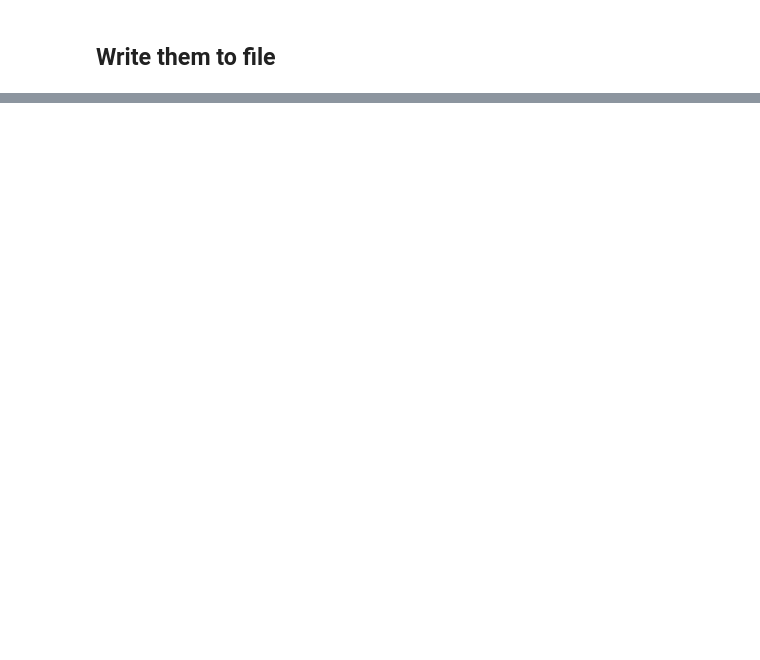
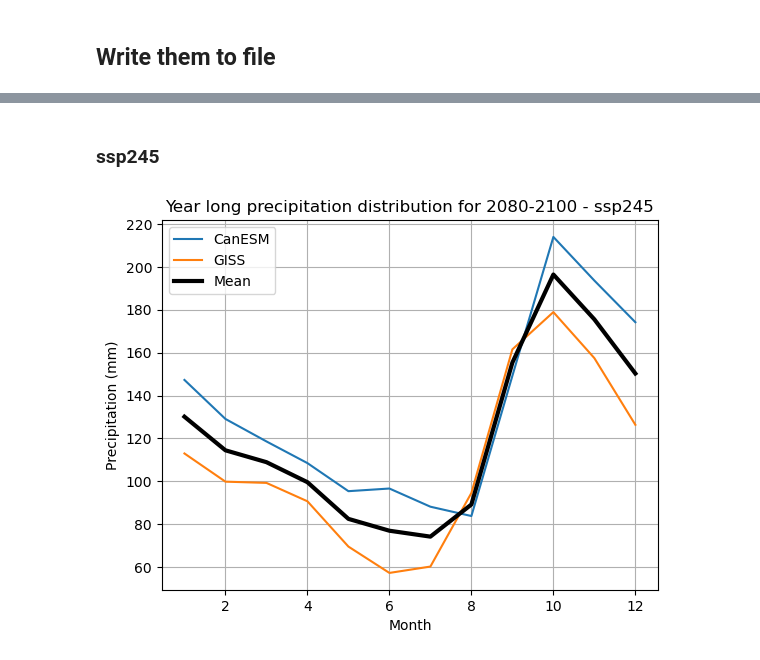
Before and after one commit to BenFarris18/Directed__Studies, a Jupyter notebook: Projected_Data.ipynb, the cells around one changed output, grey strips where cells are left out. Cells and saved outputs as stored; diff of their text form; code cells hidden in the pictures; blank space fills up the shorter version.

```diff
--- a/Projected_Data.ipynb
+++ b/Projected_Data.ipynb
@@ -270,0 +170,28 @@ sm.taylor_diagram(sdev,crmsd,ccoef,
+# %% [markdown]
+### ssp245
+# %%
+can_45 = xr.open_dataset('can_45.nc')
+gis_45 = xr.open_dataset('gis_45.nc')
+
+can_45_year = can_45.sel(time=slice('2080', '2100'))
+gis_45_year = gis_45.sel(time=slice('2080', '2100'))
+
+can_45_map = can_45_year.groupby('time.month').mean('time').mean(['lon', 'lat'])*86400*30.4
+gis_45_map = gis_45_year.groupby('time.month').mean('time').mean(['lon', 'lat'])*86400*30.4
+
+can_45_map = can_45_map.mean('member_id')
+gis_45_map = gis_45_map.mean('member_id')
+
+time = can_45_map.month
+fig, axs = plt.subplots(1, 1)
+mean_45 = (can_45_map.pr+gis_45_map.pr)/2
+axs.plot(time,can_45_map.pr, label='CanESM')
+axs.plot(time, gis_45_map.pr, label='GISS')
+axs.plot(time, mean_45, label='Mean', color='k', linewidth=3)
+axs.set_xlabel('Month')
+axs.set_ylabel('Precipitation (mm)')
+axs.set_title('Year long precipitation distribution for 2080-2100 - ssp245')
+axs.legend()
+axs.grid()
+# %% [output]
+[figure, added]
```
Also changed, not shown: parts of 41 cells of this notebook.
